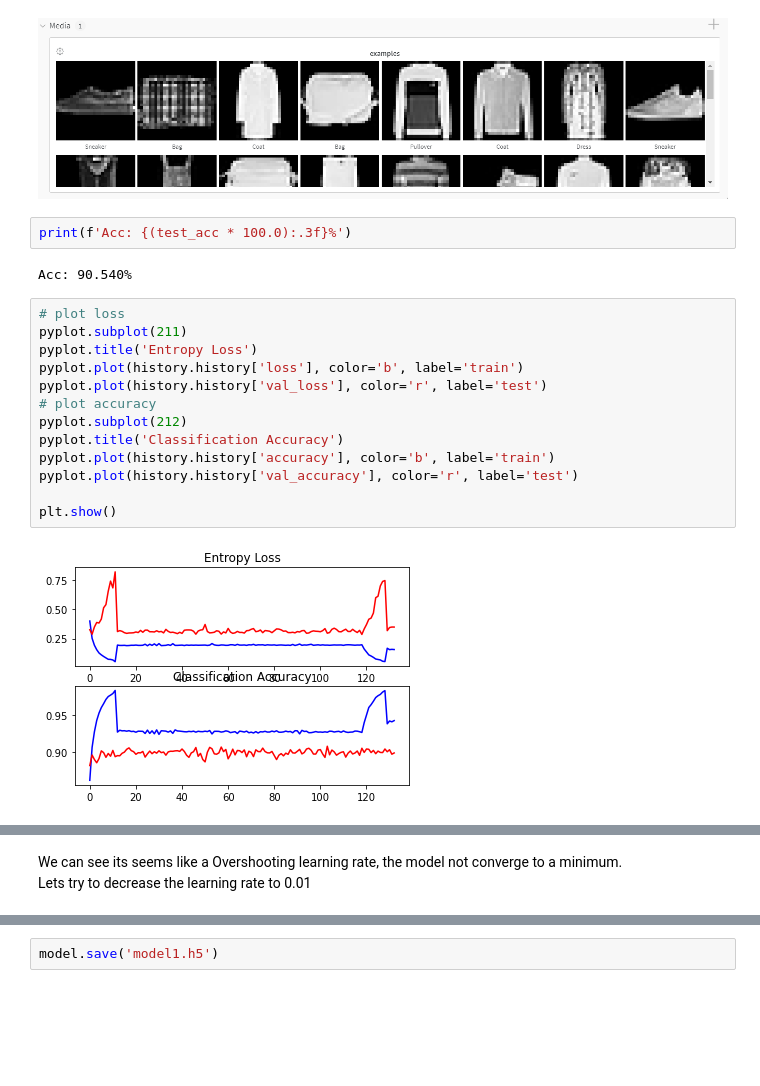
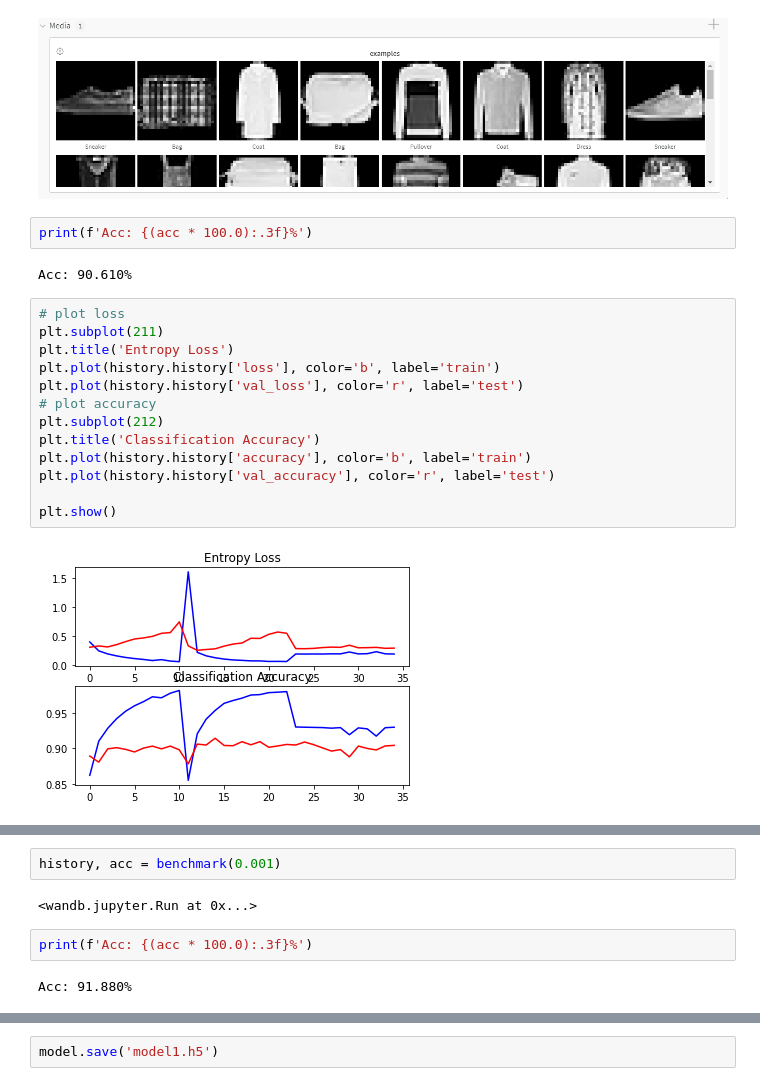
Before and after one commit to yoavhenig/AI-course, a Jupyter notebook: project2/yhenig-project.ipynb, the cells around one changed output, grey strips where cells are left out. Saved outputs shown, nothing was run; the diff lists cells and outputs as text; blank space fills up the shorter version.

```diff
--- a/project2/yhenig-project.ipynb
+++ b/project2/yhenig-project.ipynb
@@ -165,26 +153,31 @@ first run with 9 epochs
 # %% [markdown]
 ![image.png](attachment:image.png)
 # %%
-print(f'Acc: {(test_acc * 100.0):.3f}%')
+print(f'Acc: {(acc * 100.0):.3f}%')
 # %% [output]
-Acc: 90.540%
+Acc: 90.610%
 # %%
 # plot loss
-pyplot.subplot(211)
-pyplot.title('Entropy Loss')
-pyplot.plot(history.history['loss'], color='b', label='train')
-pyplot.plot(history.history['val_loss'], color='r', label='test')
+plt.subplot(211)
+plt.title('Entropy Loss')
+plt.plot(history.history['loss'], color='b', label='train')
+plt.plot(history.history['val_loss'], color='r', label='test')
 # plot accuracy
-pyplot.subplot(212)
-pyplot.title('Classification Accuracy')
-pyplot.plot(history.history['accuracy'], color='b', label='train')
-pyplot.plot(history.history['val_accuracy'], color='r', label='test')
+plt.subplot(212)
+plt.title('Classification Accuracy')
+plt.plot(history.history['accuracy'], color='b', label='train')
+plt.plot(history.history['val_accuracy'], color='r', label='test')
 
 plt.show()
 # %% [output]
-[figure, old version]
+[figure, new version]
 # %% [markdown]
 ![image.png](attachment:image.png)
-# %% [markdown]
-We can see its seems like a Overshooting learning rate, the model not converge to a minimum.<br>
-Lets try to decrease the learning rate to 0.01
+# %%
+history, acc = benchmark(0.001)
+# %% [output]
+<wandb.jupyter.Run at 0x...>
+# %%
+print(f'Acc: {(acc * 100.0):.3f}%')
+# %% [output]
+Acc: 91.880%
```
Also changed, not shown: parts of 13 cells of this notebook, 3 other files.
